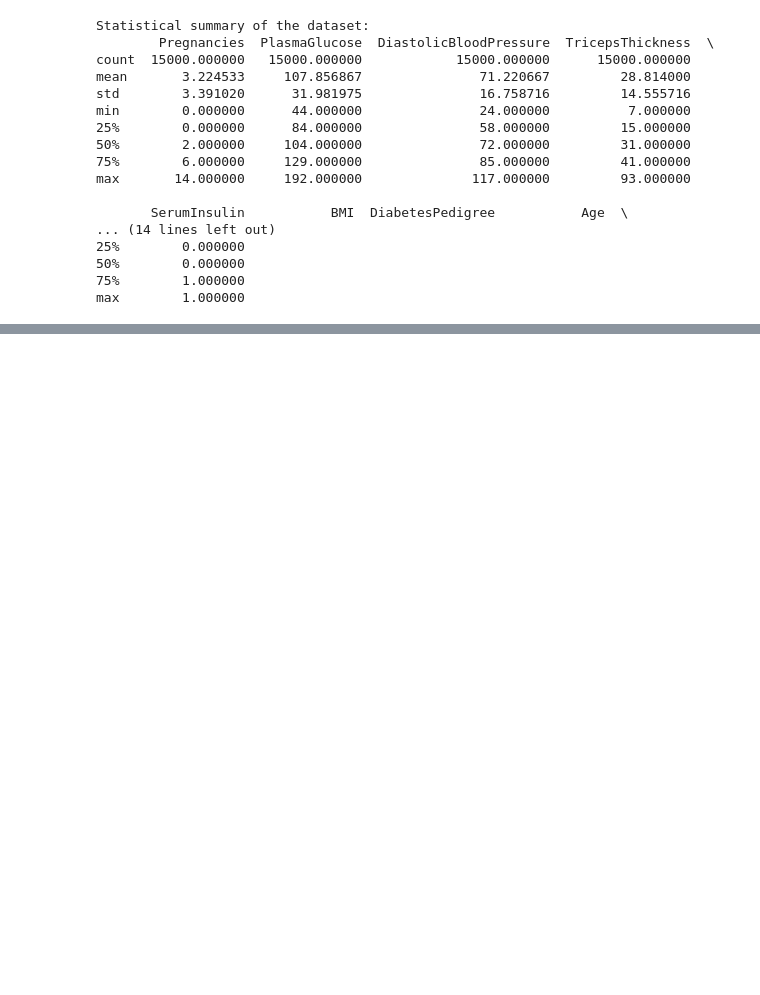
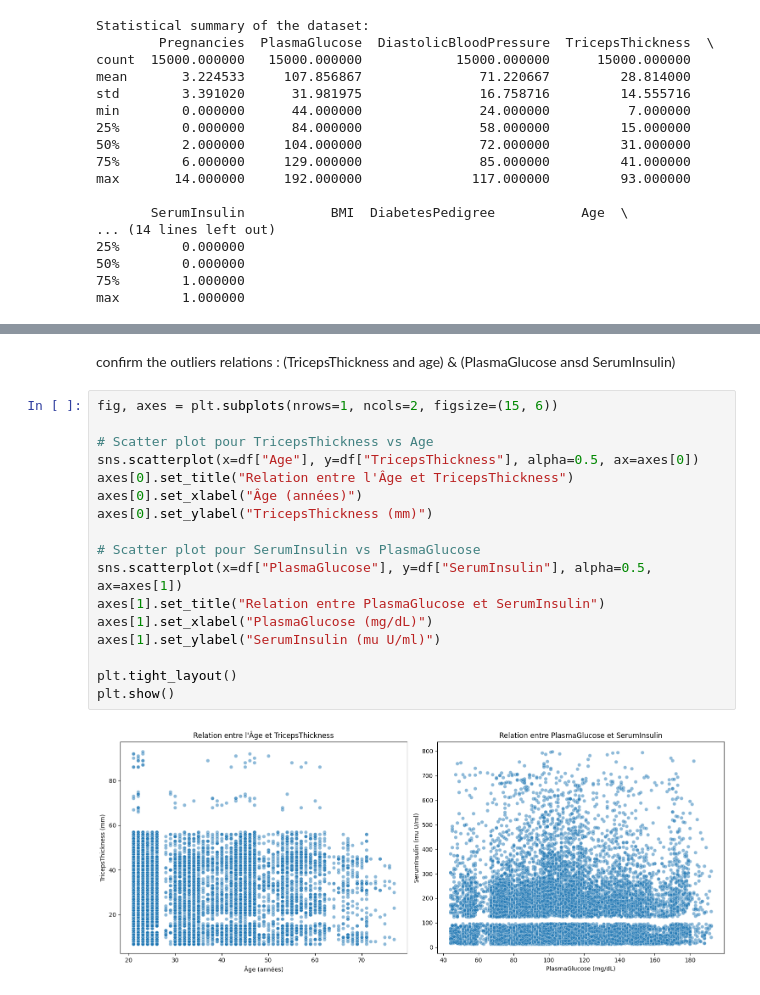
Before and after one commit to Lucky12348/diabetes_prediction, a Jupyter notebook: noteBook/analyze_diabetes.ipynb, the cells around one changed output, grey strips where cells are left out. Saved outputs shown, nothing was run; the diff lists cells and outputs as text; blank space fills up the shorter version.

```diff
--- a/noteBook/analyze_diabetes.ipynb
+++ b/noteBook/analyze_diabetes.ipynb
@@ -110,0 +128,22 @@ max        1.000000
+# %% [markdown]
+confirm the outliers
+relations : (TricepsThickness and age) & (PlasmaGlucose ansd SerumInsulin)
+# %%
+fig, axes = plt.subplots(nrows=1, ncols=2, figsize=(15, 6))
+
+# Scatter plot pour TricepsThickness vs Age
+sns.scatterplot(x=df["Age"], y=df["TricepsThickness"], alpha=0.5, ax=axes[0])
+axes[0].set_title("Relation entre l'Âge et TricepsThickness")
+axes[0].set_xlabel("Âge (années)")
+axes[0].set_ylabel("TricepsThickness (mm)")
+
+# Scatter plot pour SerumInsulin vs PlasmaGlucose
+sns.scatterplot(x=df["PlasmaGlucose"], y=df["SerumInsulin"], alpha=0.5, ax=axes[1])
+axes[1].set_title("Relation entre PlasmaGlucose et SerumInsulin")
+axes[1].set_xlabel("PlasmaGlucose (mg/dL)")
+axes[1].set_ylabel("SerumInsulin (mu U/ml)")
+
+plt.tight_layout()
+plt.show()
+# %% [output]
+[figure, added]
```
Also changed, not shown: parts of 15 cells of this notebook, 1 other file.
